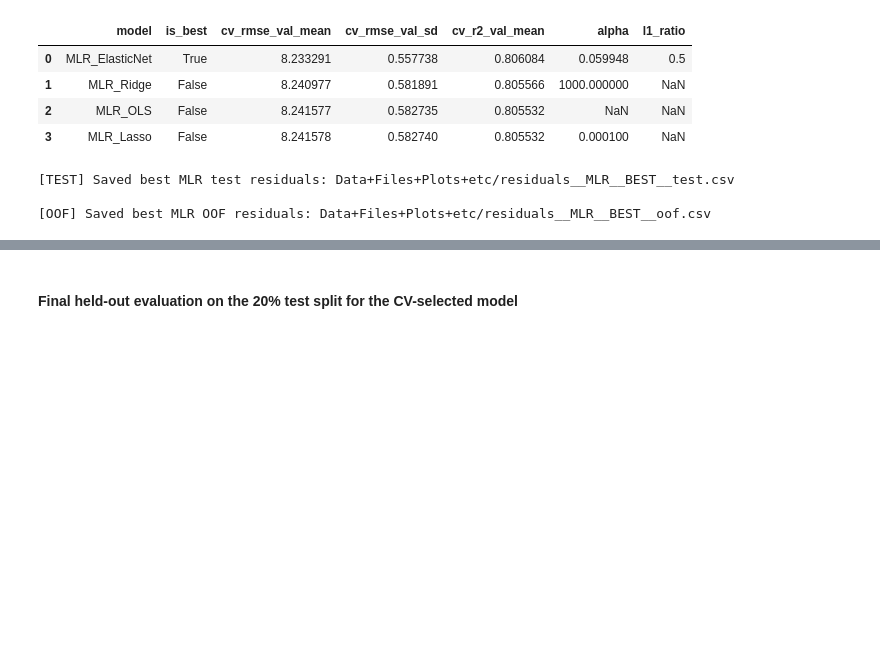
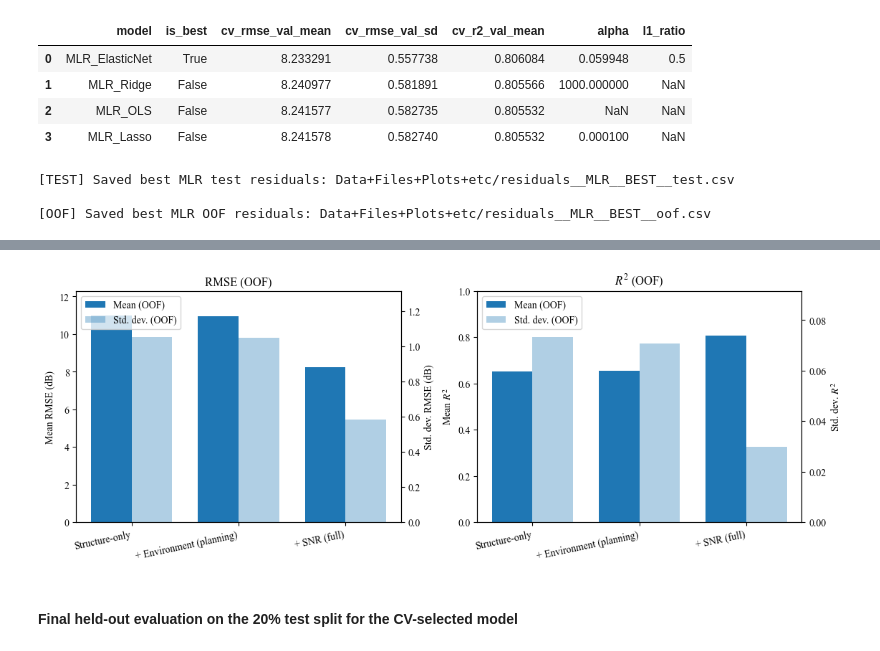
Before and after one commit to nahshonmokua/LoRaWAN-Indoor-PL-parametrics, a Jupyter notebook: 02_MLR (OLS-R-L-EN & ANOVA).ipynb, the cells around one changed output, grey strips where cells are left out. Saved outputs shown, nothing was run; the diff lists cells and outputs as text; code cells hidden in the pictures; blank space fills up the shorter version.

```diff
--- a/02_MLR (OLS-R-L-EN & ANOVA).ipynb
+++ b/02_MLR (OLS-R-L-EN & ANOVA).ipynb
@@ -376,3 +434,68 @@ print(f"\n[OOF] Saved best MLR OOF residuals: {oof_path}")
+# %%
+# --- 1×2 bar plots (RMSE | R²): LEFT y-axis = mean (OOF), RIGHT y-axis = std. dev. (OOF) ---
+import numpy as np
+import matplotlib.pyplot as plt
+from sklearn.linear_model import LinearRegression
+
+labels = [t[0] for t in ABL]      # works whether ABL entries are 2- or 3-tuples
+x = np.arange(len(labels))
+w = 0.38
+
+def oof_mean_sd(use_cols):
+    idx = np.array([col_i[c] for c in use_cols], dtype=int)
+    rmse_f, r2_f = [], []
+    for tr_idx, val_idx in folds:
+        m = LinearRegression().fit(Xtr_lin[tr_idx][:, idx], ytr_adj[tr_idx])
+        yhat_adj = m.predict(Xtr_lin[val_idx][:, idx])
+        rmse, r2 = rmse_r2_on_PL(ytr_pl[val_idx], yhat_adj, ftr_tr[val_idx])
+        rmse_f.append(rmse); r2_f.append(r2)
+    return (float(np.mean(rmse_f)), float(np.std(rmse_f)),
+            float(np.mean(r2_f)),   float(np.std(r2_f)))
+
+rmse_mu, rmse_sd, r2_mu, r2_sd = [], [], [], []
+for t in ABL:
+    mu_rmse, sd_rmse, mu_r2, sd_r2 = oof_mean_sd(t[1])
+    rmse_mu.append(mu_rmse); rmse_sd.append(sd_rmse)
+    r2_mu.append(mu_r2);     r2_sd.append(sd_r2)
+
+def dual_axis_bars(ax, mu, sd, title, ylab_mu, ylab_sd, mu_ylim=None, sd_ylim=None):
+    ax_sd = ax.twinx()  # RIGHT axis for std
+
+    ax.bar(x - w/2, mu, w, label="Mean (OOF)")
+    ax_sd.bar(x + w/2, sd, w, alpha=0.35, label="Std. dev. (OOF)")
+
+    ax.set_xticks(x)
+    ax.set_xticklabels(labels, rotation=12, ha="right")
+    ax.set_ylabel(ylab_mu)
+    ax_sd.set_ylabel(ylab_sd)
+    ax.set_title(title)
+
+    if mu_ylim is not None: ax.set_ylim(*mu_ylim)
+    if sd_ylim is not None: ax_sd.set_ylim(*sd_ylim)
+
+    h1, l1 = ax.get_legend_handles_labels()
+    h2, l2 = ax_sd.get_legend_handles_labels()
+    ax.legend(h1 + h2, l1 + l2, loc="upper left", frameon=True)
+
+fig, axs = plt.subplots(1, 2, figsize=(11.2, 4.1), constrained_layout=True)
+
+dual_axis_bars(
+    axs[0], rmse_mu, rmse_sd,
+    "RMSE (OOF)", "Mean RMSE (dB)", "Std. dev. RMSE (dB)",
+    mu_ylim=(0, max(rmse_mu)*1.12),
+    sd_ylim=(0, max(rmse_sd)*1.25 if max(rmse_sd) > 0 else 0.01),
+)
+
+dual_axis_bars(
+    axs[1], r2_mu, r2_sd,
+    r"$R^2$ (OOF)", r"Mean $R^2$", r"Std. dev. $R^2$",
+    mu_ylim=(0, 1.0),
+    sd_ylim=(0, max(r2_sd)*1.25 if max(r2_sd) > 0 else 0.01),
+)
+
+plt.show()
+# %% [output]
+[figure, added]
 # %% [markdown]
 #### Final held-out evaluation on the 20% test split for the CV-selected model
 # %%
```
Also changed, not shown: parts of 3 cells of this notebook, 3 other files.
